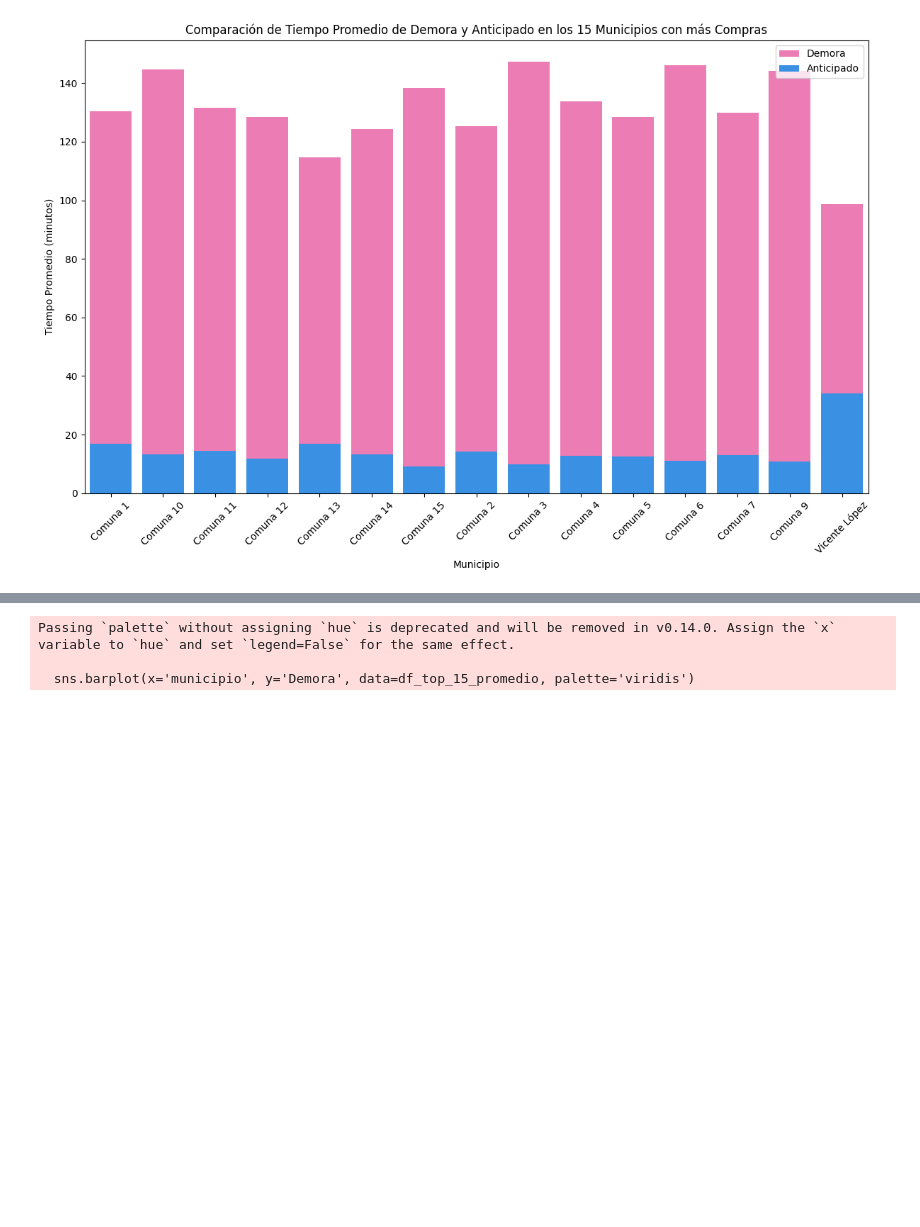
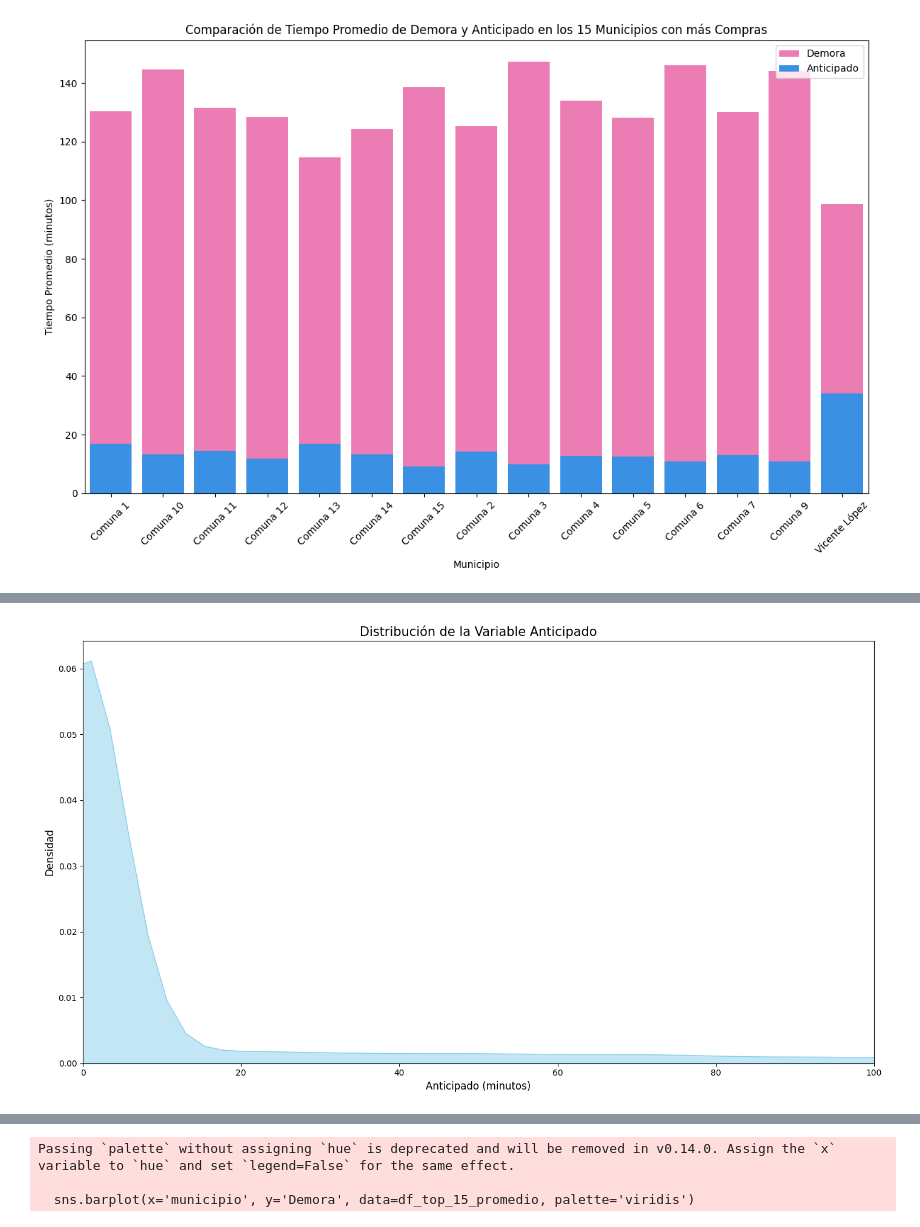
Before and after one commit to Maximo-Verdondoni/DesafioiFlow, a Jupyter notebook: Analisis2.ipynb, the cells around one changed output, grey strips where cells are left out. Cells and saved outputs as stored; diff of their text form; code cells hidden in the pictures; blank space fills up the shorter version.

```diff
--- a/Analisis2.ipynb
+++ b/Analisis2.ipynb
@@ -139,0 +140,15 @@ The palette list has fewer values (10) than needed (30) and will cycle, which ma
+# %%
+plt.figure(figsize=(14, 8))
+sns.kdeplot(df['Anticipado'], fill=True, color='skyblue', alpha=0.5)
+
+# Añadir etiquetas y título
+plt.xlabel('Anticipado (minutos)', fontsize=12)
+plt.ylabel('Densidad', fontsize=12)
+plt.title('Distribución de la Variable Anticipado', fontsize=15)
+
+# Mejorar el espaciado del gráfico
+plt.tight_layout()
+plt.xlim(0,100)
+plt.show()
+# %% [output]
+[figure, added]
```
Also changed, not shown: parts of 5 cells of this notebook.
